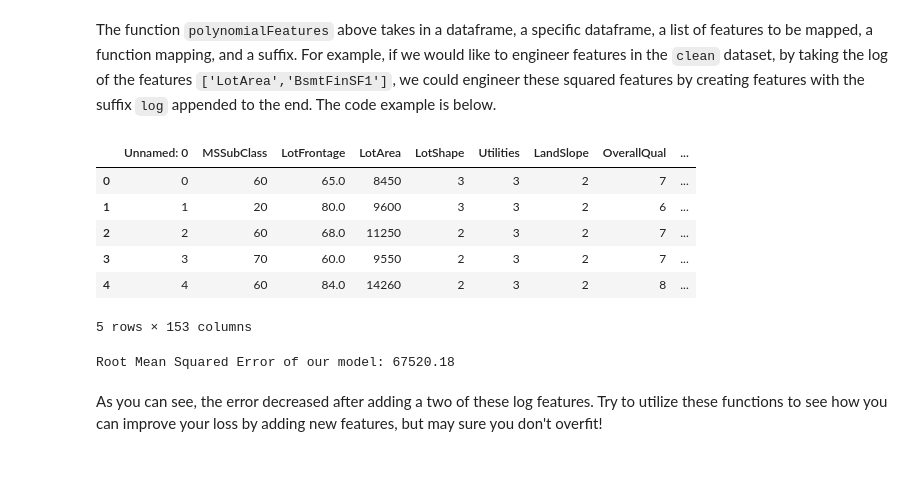
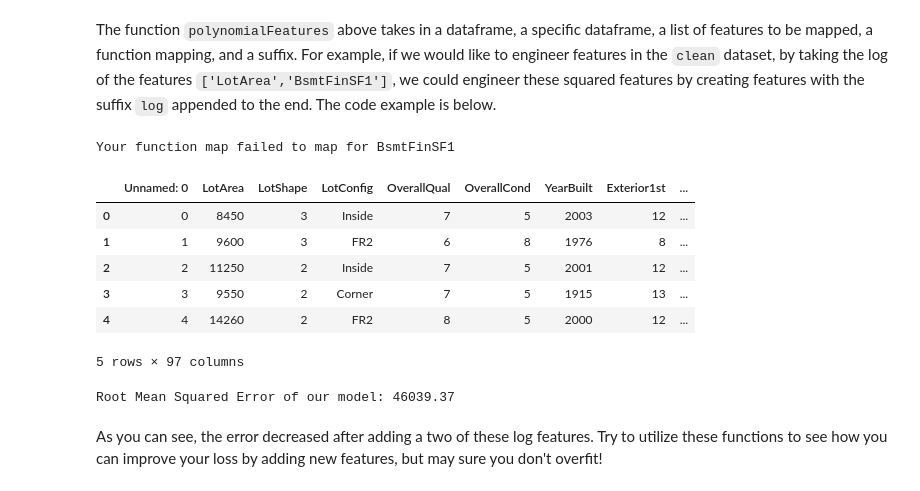
Before and after one commit to SUSA-org/crash-course, a Jupyter notebook: Kaggle/kaggle2.ipynb, the cells around one changed output. Drawn from its saved outputs; the diff is of its cells as text; code cells hidden in the pictures.

```diff
--- a/Kaggle/kaggle2.ipynb
+++ b/Kaggle/kaggle2.ipynb
@@ -205,7 +205,7 @@ Now, select the relevant features you would like to feed into the linear model.
 # %%
 # Select subset of features
 # Fill this in yourself!
-feature_cols = ['LotArea', 'Utilities', 'OverallCond', 'BsmtFinSF1', 'MasVnrArea']
+feature_cols = ['LotArea', 'ExterQual', 'BsmtQual', 'OverallQual', 'OverallCond']
 # Alternatively select all features
 #feature_cols = [x for x in clean.select_dtypes(include=[np.number]).columns.tolist() if not (x == "Id" or x == "SalePrice")]
 # %%
@@ -249,19 +249,20 @@ The function `polynomialFeatures` above takes in a dataframe, a specific datafra
 # %%
 # for polynomials, use two asterisks x**3
 # for log, use np.log
 # for square roots, use np.sqrt
 
-feature_cols = ['LotArea', 'Utilities', 'OverallCond', 'BsmtFinSF1', 'MasVnrArea']
+feature_cols = ['LotArea', 'ExterQual', 'BsmtQual', 'LotArea', 'OverallQual', 'Exterior1st', 'LotShape']
 cleanEngineered = polynomialFeatures(clean,['LotArea','BsmtFinSF1'],lambda x:np.log(x),"log",feature_cols)
 cleanEngineered.head()
 # %% [output]
+Your function map failed to map for BsmtFinSF1
-|  | Unnamed: 0 | MSSubClass | LotFrontage | LotArea | LotShape | Utilities | LandSlope | OverallQual | ... |
-| 0 | 0 | 60 | 65.0 | 8450 | 3 | 3 | 2 | 7 | ... |
-| 1 | 1 | 20 | 80.0 | 9600 | 3 | 3 | 2 | 6 | ... |
-| 2 | 2 | 60 | 68.0 | 11250 | 2 | 3 | 2 | 7 | ... |
-| 3 | 3 | 70 | 60.0 | 9550 | 2 | 3 | 2 | 7 | ... |
-| 4 | 4 | 60 | 84.0 | 14260 | 2 | 3 | 2 | 8 | ... |
+|  | Unnamed: 0 | LotArea | LotShape | LotConfig | OverallQual | OverallCond | YearBuilt | Exterior1st | ... |
+| 0 | 0 | 8450 | 3 | Inside | 7 | 5 | 2003 | 12 | ... |
+| 1 | 1 | 9600 | 3 | FR2 | 6 | 8 | 1976 | 8 | ... |
+| 2 | 2 | 11250 | 2 | Inside | 7 | 5 | 2001 | 12 | ... |
+| 3 | 3 | 9550 | 2 | Corner | 7 | 5 | 1915 | 13 | ... |
+| 4 | 4 | 14260 | 2 | FR2 | 8 | 5 | 2000 | 12 | ... |
-5 rows × 153 columns
+5 rows × 97 columns
 # %%
 X, Y = get_features(cleanEngineered, feature_cols, 'SalePrice')
 (x_train,y_train),(x_val,y_val) = getTrainAndVal(X,Y)
@@ -270,7 +271,7 @@ linear_model.fit(x_train, y_train)
 loss = get_loss(linear_model, x_val,y_val)
 print("Root Mean Squared Error of our model: {:.2f}".format(loss))
 # %% [output]
-Root Mean Squared Error of our model: 67520.18
+Root Mean Squared Error of our model: 46039.37
 # %% [markdown]
 As you can see, the error decreased after adding a two of these log features. Try to utilize these functions to see how you can improve your loss by adding new features, but may sure you don't overfit!
 # %% [markdown]
```
Also changed, not shown: parts of 5 cells of this notebook, 1 other file.
